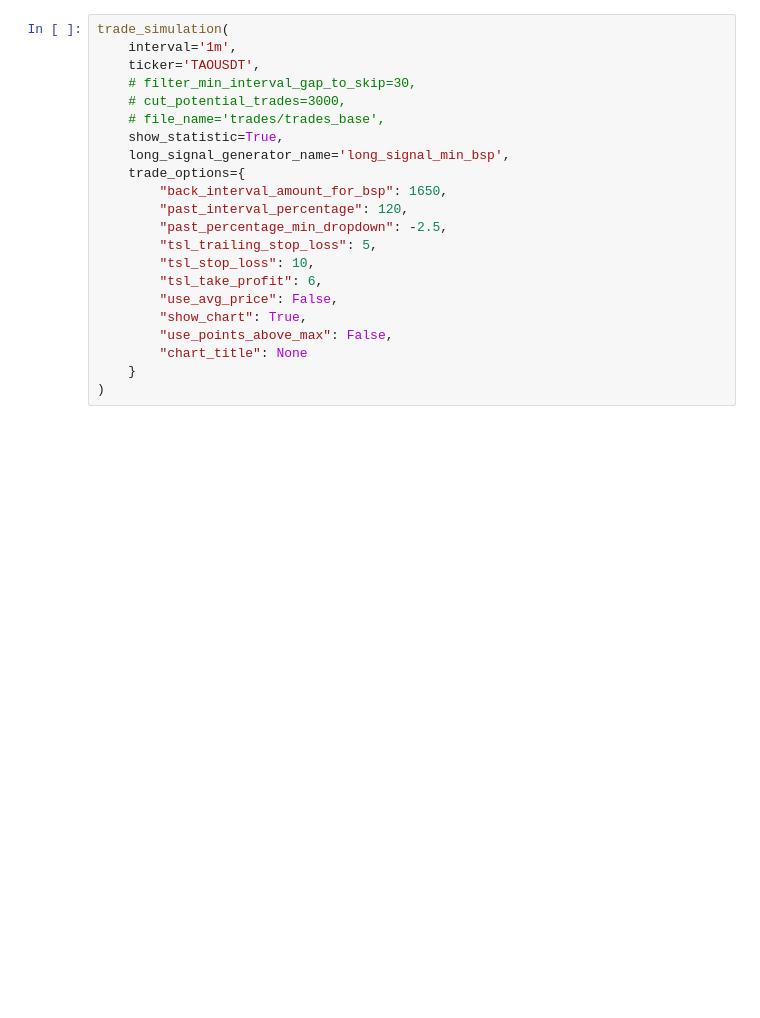
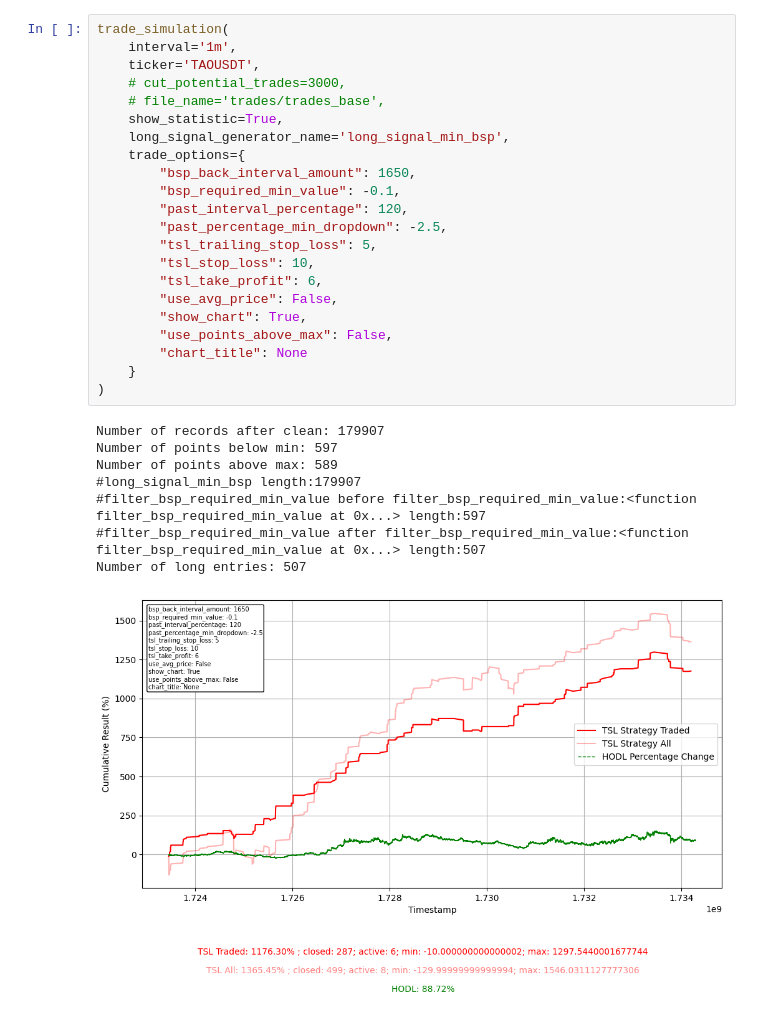
Before and after one commit to anteqkois/bsp-analysis, a Jupyter notebook: src/4-bsp-range-filter.ipynb, the cells around one changed output. Drawn from its saved outputs; the diff is of its cells as text; blank space fills up the shorter version.

Commit message:
(add required min bsp value)

```diff
--- a/src/4-bsp-range-filter.ipynb
+++ b/src/4-bsp-range-filter.ipynb
@@ -7,22 +28,31 @@ from utils.trade import trade_simulation_test_parameters, trade_simulation
 # %%
 trade_simulation(
     interval='1m',
     ticker='TAOUSDT',
-    # filter_min_interval_gap_to_skip=30,
     # cut_potential_trades=3000,
     # file_name='trades/trades_base',
     show_statistic=True,
     long_signal_generator_name='long_signal_min_bsp',
     trade_options={
-        "back_interval_amount_for_bsp": 1650,
+        "bsp_back_interval_amount": 1650,
+        "bsp_required_min_value": -0.1,
         "past_interval_percentage": 120,
         "past_percentage_min_dropdown": -2.5,
         "tsl_trailing_stop_loss": 5,
         "tsl_stop_loss": 10,
         "tsl_take_profit": 6,
         "use_avg_price": False,
         "show_chart": True,
         "use_points_above_max": False,
         "chart_title": None
     }
 )
+# %% [output]
+Number of records after clean: 179907
+Number of points below min: 597
+Number of points above max: 589
+#long_signal_min_bsp length:179907
+#filter_bsp_required_min_value before filter_bsp_required_min_value:<function filter_bsp_required_min_value at 0x...> length:597
+#filter_bsp_required_min_value after filter_bsp_required_min_value:<function filter_bsp_required_min_value at 0x...> length:507
+Number of long entries: 507
+[figure, added]
```
Also changed, not shown: parts of 3 cells of this notebook, 2 other files.
